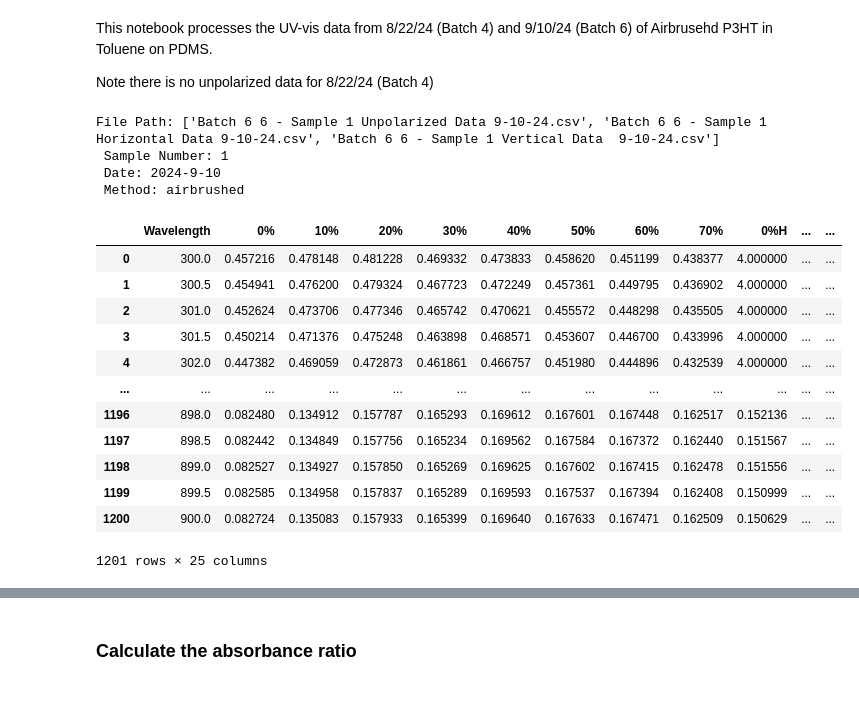
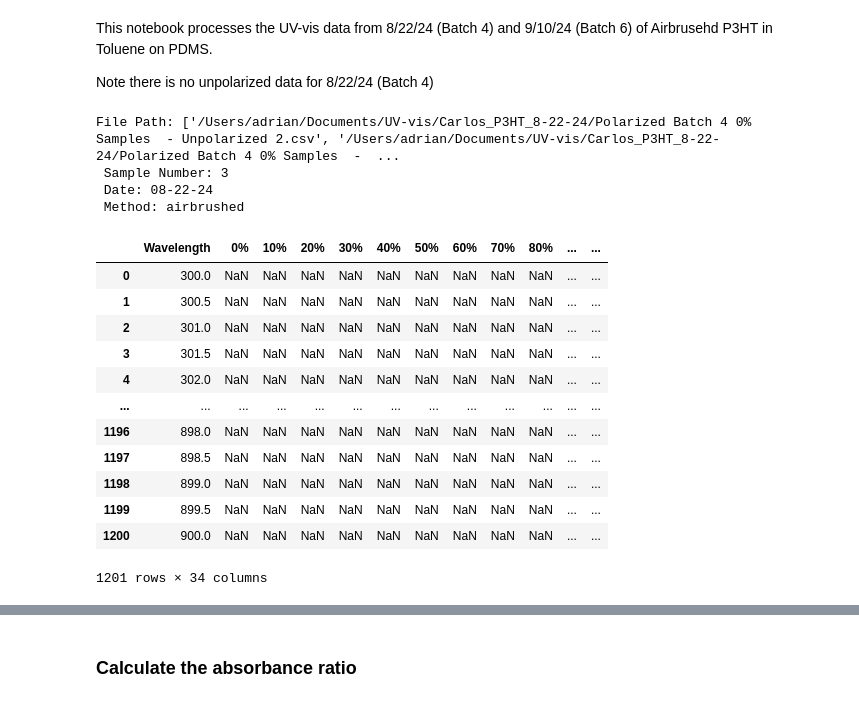
Before and after one commit to trilusa/UV-vis, a Jupyter notebook: Carlos_P3HT_9-10-24/polarized_uv-vis_plotting_9-10-24.ipynb, the cells around one changed output, grey strips where cells are left out. Cells and saved outputs as stored; diff of their text form; code cells hidden in the pictures.

```diff
--- a/Carlos_P3HT_9-10-24/polarized_uv-vis_plotting_9-10-24.ipynb
+++ b/Carlos_P3HT_9-10-24/polarized_uv-vis_plotting_9-10-24.ipynb
@@ -77,60 +79,73 @@ sample_info = [
         'solvent_str': 'Toluene'
     },
     {
-        'file_path': ['/Users/adrian/Documents/UV-vis/Carlos_P3HT_8-22-24/Polarized Batch 4 0% Samples  - Horizontal 1.csv',
-                    '/Users/adrian/Documents/UV-vis/Carlos_P3HT_8-22-24/Polarized Batch 4 0% Samples  - Vertical 1.csv']
+        'file_path': ['/Users/adrian/Documents/UV-vis/Carlos_P3HT_8-22-24/Polarized Batch 4 0% Samples  - Unpolarized 1.csv',
+                    '/Users/adrian/Documents/UV-vis/Carlos_P3HT_8-22-24/Polarized Batch 4 0% Samples  - Horizontal 1.csv',
+                    '/Users/adrian/Documents/UV-vis/Carlos_P3HT_8-22-24/Polarized Batch 4 0% Samples  - Vertical 1.csv'],
         's_num': 2,
+        'date_str': "08-22-24",
+        'method_str': "airbrushed",
+        'material_str': 'P3HT',
+        'solvent_str': 'Toluene'
+    },
+    {
+        'file_path': ['/Users/adrian/Documents/UV-vis/Carlos_P3HT_8-22-24/Polarized Batch 4 0% Samples  - Unpolarized 2.csv',
+                    '/Users/adrian/Documents/UV-vis/Carlos_P3HT_8-22-24/Polarized Batch 4 0% Samples  - Horizontal 2.csv',
+                    '/Users/adrian/Documents/UV-vis/Carlos_P3HT_8-22-24/Polarized Batch 4 0% Samples  - Vertical 2.csv'],
+        's_num': 3,
         'date_str': "08-22-24",
         'method_str': "airbrushed",
         'material_str': 'P3HT',
         'solvent_str': 'Toluene'
     }
 ]
 
-P3HT_TOL_082224_filepaths = ['/Users/adrian/Documents/UV-vis/Carlos_P3HT_8-22-24/Polarized Batch 4 0% Samples  - Horizontal 1.csv',
-'/Users/adrian/Documents/UV-vis/Carlos_P3HT_8-22-24/Polarized Batch 4 0% Samples  - Horizontal 2.csv',
-'/Users/adrian/Documents/UV-vis/Carlos_P3HT_8-22-24/Polarized Batch 4 0% Samples  - Vertical 1.csv',
-'/Users/adrian/Documents/UV-vis/Carlos_P3HT_8-22-24/Polarized Batch 4 0% Samples  - Vertical 2.csv']
-
-i=0
+i=2
 file_path = sample_info[i]['file_path']
 s_num = sample_info[i]['s_num']
 date_str = sample_info[i]['date_str']
 method_str = sample_info[i]['method_str']
 material_str = sample_info[i]['material_str']
 solvent_str = sample_info[i]['solvent_str']
-
 print(f"File Path: {file_path}\n Sample Number: {s_num}\n Date: {date_str}\n Method: {method_str}")
 
 # file_path = 'Carlos_P3HT_9-8-24/Batch 5 Samples - Sample 5 Raw Data.csv'; s_num = 5; date_str = "2024-09-08"; method_str="spincoated"
 # # file_path = 'Carlos_P3HT_9-8-24/Batch 5 Samples - Sample 6 Raw Data.csv'; s_num = 6; date_str = "2024-09-08"; method_str="spincoated"
 
-dfU = pd.read_csv(file_path[0])
+dfU = pd.read_csv(file_path[0]) if file_path[0] != '' else pd.DataFrame({'Wavelength': np.arange(300, 900.5, 0.5)})
 dfH = pd.read_csv(file_path[1])
 dfV = pd.read_csv(file_path[2])
+
+if file_path[0] == '':
+    dfH.columns = ['Wavelength'] + [col + 'H' for col in dfH.columns[1:]]
+    dfV.columns = ['Wavelength'] + [col + 'V' for col in dfV.columns[1:]]
 
 raw_df = dfU.merge(dfH, on='Wavelength', suffixes=('', 'H'))
 raw_df = raw_df.merge(dfV, on='Wavelength', suffixes=('', 'V'))
 
+
+
+
+
 raw_df
 # %% [output]
-File Path: ['Batch 6 6 - Sample 1 Unpolarized Data 9-10-24.csv', 'Batch 6 6 - Sample 1 Horizontal Data 9-10-24.csv', 'Batch 6 6 - Sample 1 Vertical Data  9-10-24.csv']
- Sample Number: 1
- Date: 2024-9-10
+File Path: ['/Users/adrian/Documents/UV-vis/Carlos_P3HT_8-22-24/Polarized Batch 4 0% Samples  - Unpolarized 2.csv', '/Users/adrian/Documents/UV-vis/Carlos_P3HT_8-22-24/Polarized Batch 4 0% Samples  -  ...
+ Sample Number: 3
+ Date: 08-22-24
  Method: airbrushed
-|  | Wavelength | 0% | 10% | 20% | 30% | 40% | 50% | 60% | 70% | 0%H | ... | ... |
-| 0 | 300.0 | 0.457216 | 0.478148 | 0.481228 | 0.469332 | 0.473833 | 0.458620 | 0.451199 | 0.438377 | 4.000000 | ... | ... |
-| 1 | 300.5 | 0.454941 | 0.476200 | 0.479324 | 0.467723 | 0.472249 | 0.457361 | 0.449795 | 0.436902 | 4.000000 | ... | ... |
-| 2 | 301.0 | 0.452624 | 0.473706 | 0.477346 | 0.465742 | 0.470621 | 0.455572 | 0.448298 | 0.435505 | 4.000000 | ... | ... |
-| 3 | 301.5 | 0.450214 | 0.471376 | 0.475248 | 0.463898 | 0.468571 | 0.453607 | 0.446700 | 0.433996 | 4.000000 | ... | ... |
-| 4 | 302.0 | 0.447382 | 0.469059 | 0.472873 | 0.461861 | 0.466757 | 0.451980 | 0.444896 | 0.432539 | 4.000000 | ... | ... |
+|  | Wavelength | 0% | 10% | 20% | 30% | 40% | 50% | 60% | 70% | 80% | ... | ... |
+| 0 | 300.0 | NaN | NaN | NaN | NaN | NaN | NaN | NaN | NaN | NaN | ... | ... |
+| 1 | 300.5 | NaN | NaN | NaN | NaN | NaN | NaN | NaN | NaN | NaN | ... | ... |
+| 2 | 301.0 | NaN | NaN | NaN | NaN | NaN | NaN | NaN | NaN | NaN | ... | ... |
+| 3 | 301.5 | NaN | NaN | NaN | NaN | NaN | NaN | NaN | NaN | NaN | ... | ... |
+| 4 | 302.0 | NaN | NaN | NaN | NaN | NaN | NaN | NaN | NaN | NaN | ... | ... |
 | ... | ... | ... | ... | ... | ... | ... | ... | ... | ... | ... | ... | ... |
-| 1196 | 898.0 | 0.082480 | 0.134912 | 0.157787 | 0.165293 | 0.169612 | 0.167601 | 0.167448 | 0.162517 | 0.152136 | ... | ... |
-| 1197 | 898.5 | 0.082442 | 0.134849 | 0.157756 | 0.165234 | 0.169562 | 0.167584 | 0.167372 | 0.162440 | 0.151567 | ... | ... |
-| 1198 | 899.0 | 0.082527 | 0.134927 | 0.157850 | 0.165269 | 0.169625 | 0.167602 | 0.167415 | 0.162478 | 0.151556 | ... | ... |
-| 1199 | 899.5 | 0.082585 | 0.134958 | 0.157837 | 0.165289 | 0.169593 | 0.167537 | 0.167394 | 0.162408 | 0.150999 | ... | ... |
-| 1200 | 900.0 | 0.082724 | 0.135083 | 0.157933 | 0.165399 | 0.169640 | 0.167633 | 0.167471 | 0.162509 | 0.150629 | ... | ... |
+| 1196 | 898.0 | NaN | NaN | NaN | NaN | NaN | NaN | NaN | NaN | NaN | ... | ... |
+| 1197 | 898.5 | NaN | NaN | NaN | NaN | NaN | NaN | NaN | NaN | NaN | ... | ... |
+| 1198 | 899.0 | NaN | NaN | NaN | NaN | NaN | NaN | NaN | NaN | NaN | ... | ... |
+| 1199 | 899.5 | NaN | NaN | NaN | NaN | NaN | NaN | NaN | NaN | NaN | ... | ... |
+| 1200 | 900.0 | NaN | NaN | NaN | NaN | NaN | NaN | NaN | NaN | NaN | ... | ... |
-1201 rows × 25 columns
+1201 rows × 34 columns
 # %%
 ### load baseline data for polaizer  ####
 h_file = "../baselines/Polarized Batch 4 0% Samples  - Baseline Horizontal.csv"
```
Also changed, not shown: parts of 12 cells of this notebook, 2 other files.
